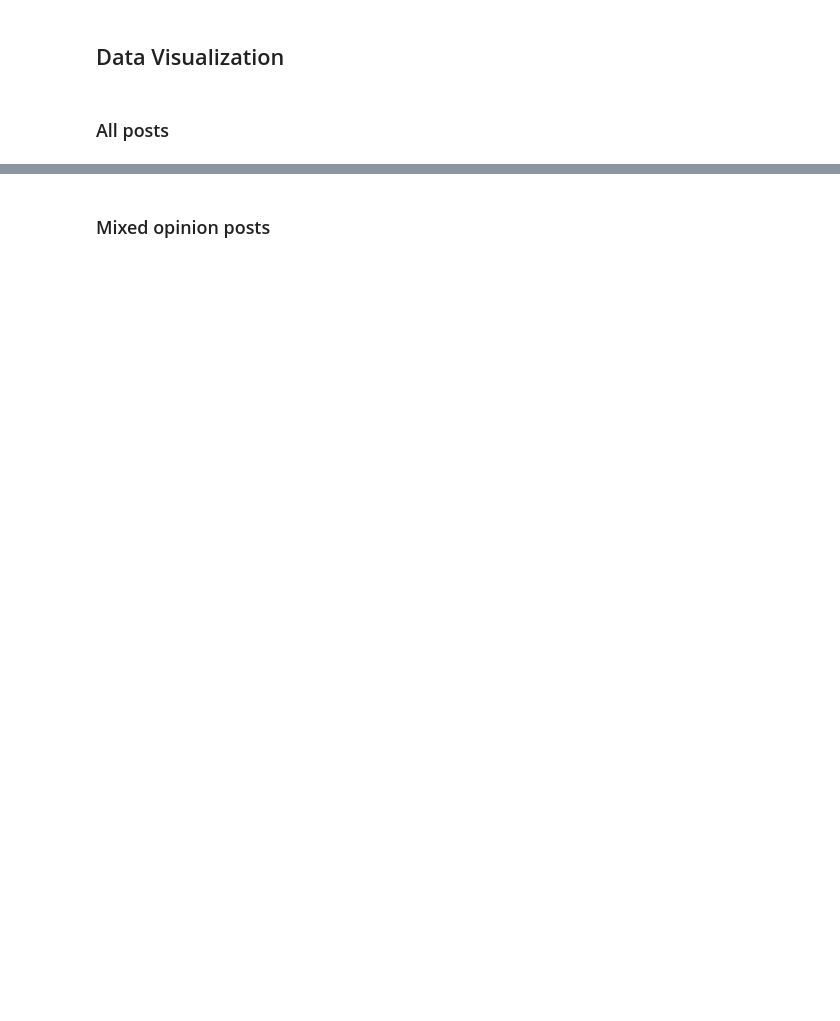
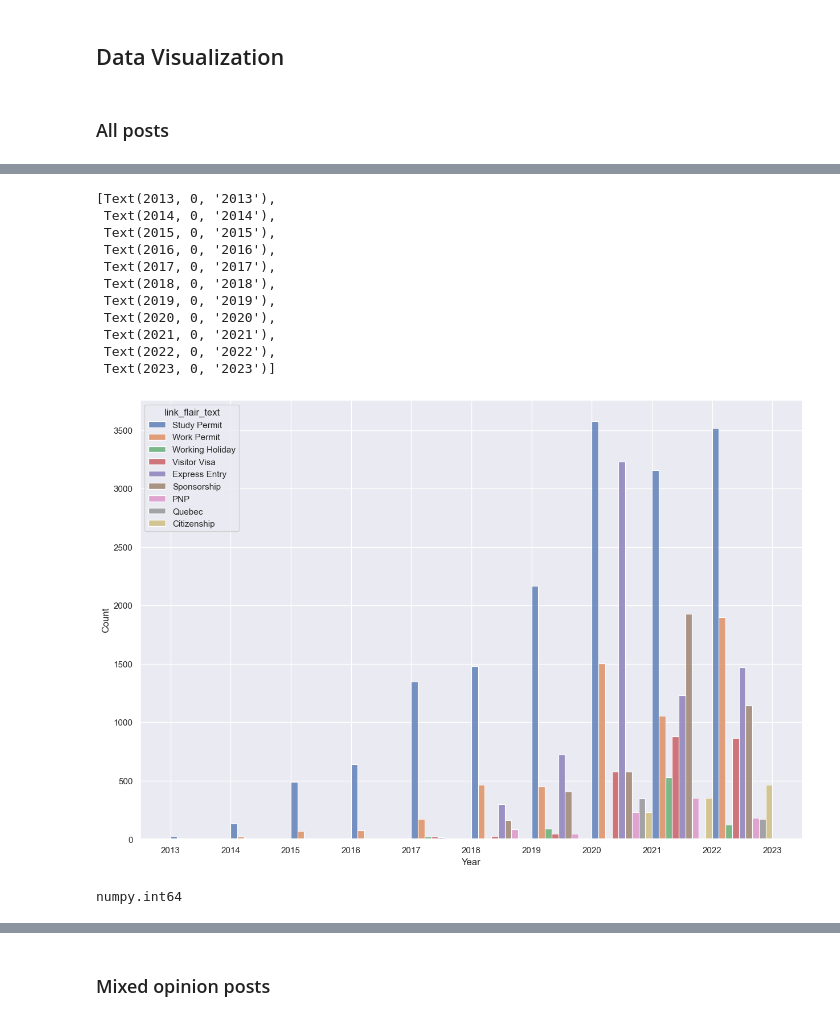
Before and after one commit to ngocmphan/reddit_immigration, a Jupyter notebook: Immigration_Canada_Analysis.ipynb, the cells around one changed output, grey strips where cells are left out. Saved outputs shown, nothing was run; the diff lists cells and outputs as text; code cells hidden in the pictures; blank space fills up the shorter version.

Commit message:
Added data visualization

```diff
--- a/Immigration_Canada_Analysis.ipynb
+++ b/Immigration_Canada_Analysis.ipynb
@@ -332,5 +330,0 @@ print(all_categories)
-# %%
-def datetime_transform(row):
-    datetime_object = datetime.strptime(row['created_utc'], '%Y-%m-%d %H:%M:%S')
-    row['month'] = datetime_object.month
-    return row
@@ -340,0 +333,7 @@ df_top_adj = df_top_adj.apply(datetime_transform, axis=1)
+# %%
+def datetime_transform(row):
+    datetime_object = datetime.strptime(row['created_utc'], '%Y-%m-%d %H:%M:%S')
+    row['month_utc'] = datetime_object.month
+    row['year_utc'] = datetime_object.year
+    row['day_utc'] = datetime_object.date
+    return row
@@ -376,0 +360,23 @@ dtype: int64
+# %%
+sns.set(rc={"figure.figsize":(15, 10)})
+g= sns.histplot(df_all_adj, x='Year', hue='link_flair_text', multiple='dodge', binwidth=1)
+years = list(df_all_adj['Year'].unique())
+g.set_xticks(years)
+g.set_xticklabels(years)
+# %% [output]
+[Text(2013, 0, '2013'),
+ Text(2014, 0, '2014'),
+ Text(2015, 0, '2015'),
+ Text(2016, 0, '2016'),
+ Text(2017, 0, '2017'),
+ Text(2018, 0, '2018'),
+ Text(2019, 0, '2019'),
+ Text(2020, 0, '2020'),
+ Text(2021, 0, '2021'),
+ Text(2022, 0, '2022'),
+ Text(2023, 0, '2023')]
+[figure, added]
+# %%
+type(df_all_adj['Year'][1])
+# %% [output]
+numpy.int64
```
Also changed, not shown: parts of 14 cells of this notebook.
